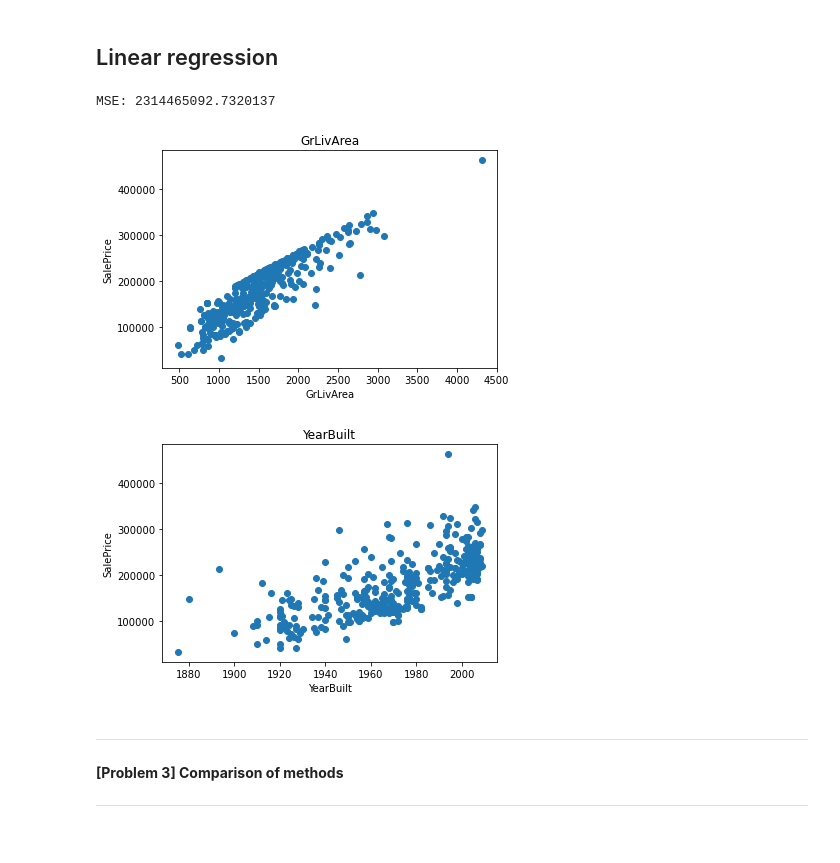
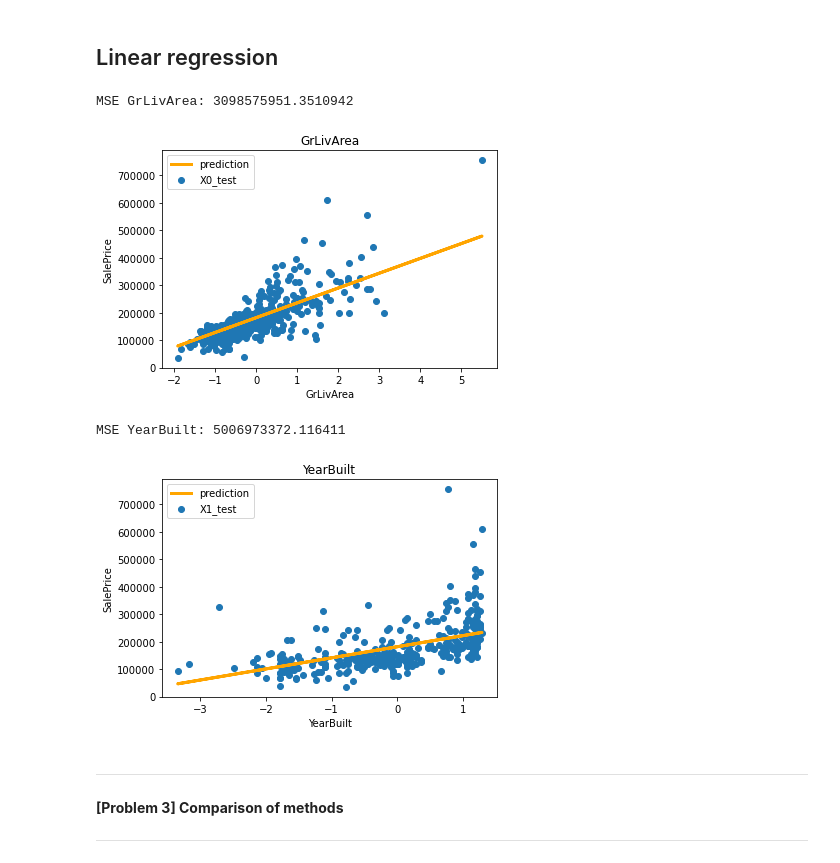
Before and after one commit to HieuNguyenHuu/DIVE_INTO_CODE, a Jupyter notebook: week4/Introductory_Machine_Learning_Pre_Class_assignment_2_Predicting_House_Prices.ipynb, the cells around one changed output. Drawn from its saved outputs; the diff is of its cells as text; code cells hidden in the pictures.

```diff
--- a/week4/Introductory_Machine_Learning_Pre_Class_assignment_2_Predicting_House_Prices.ipynb
+++ b/week4/Introductory_Machine_Learning_Pre_Class_assignment_2_Predicting_House_Prices.ipynb
@@ -132,31 +104,46 @@ model_names = []
 # %% [markdown]
 ## Linear regression
 # %%
-reg = LinearRegression().fit(X_train_trans, y_train)
-reg_pred = reg.predict(X_test_trans)
+reg = LinearRegression().fit(X0_train_trans, y_train)
 
-from sklearn.metrics import mean_squared_error
-print("MSE:", mean_squared_error(y_true=y_test, y_pred=reg_pred))
+reg_pred_x0 = reg.predict(X0_test_trans)
 
-mSE_results.append(mean_squared_error(y_true=y_test, y_pred=reg_pred))
+print("MSE GrLivArea:", mean_squared_error(y_true=y_test, y_pred=reg_pred_x0))
+
+mSE_results_X0.append(mean_squared_error(y_true=y_test, y_pred=reg_pred_x0))
 model_names.append("Linear regression")
 # %% [output]
-MSE: 2314465092.7320137
+MSE GrLivArea: 3098575951.3510942
 # %%
-plt.scatter(X_test.loc[:, 'GrLivArea'], reg_pred)
+plt.scatter(X0_test_trans, y_test)
+plt.plot(X0_test_trans, reg_pred_x0 , color='orange', linewidth=3)
 plt.title('GrLivArea')
 plt.xlabel('GrLivArea')
 plt.ylabel('SalePrice')
+plt.legend(["prediction","X0_test"])
 plt.show()
-
-plt.scatter(X_test.loc[:, 'YearBuilt'], reg_pred)
-plt.title('YearBuilt')
-plt.xlabel('YearBuilt')
-plt.ylabel('SalePrice')
-plt.show()
 # %% [output]
-[figure, old version]
+[figure, new version]
-[figure, removed]
+# %%
+reg = LinearRegression().fit(X1_train_trans, y_train)
+
+reg_pred_x1 = reg.predict(X1_test_trans)
+
+print("MSE YearBuilt:", mean_squared_error(y_true=y_test, y_pred=reg_pred_x1))
+
+mSE_results_X1.append(mean_squared_error(y_true=y_test, y_pred=reg_pred_x1))
+# %% [output]
+MSE YearBuilt: 5006973372.116411
+# %%
+plt.scatter(X1_test_trans, y_test)
+plt.plot(X1_test_trans, reg_pred_x1 , color='orange', linewidth=3)
+plt.title('YearBuilt')
+plt.xlabel('YearBuilt')
+plt.ylabel('SalePrice')
+plt.legend(["prediction","X1_test"])
+plt.show()
+# %% [output]
+[figure, added]
 # %% [markdown]
 <hr>
 
```
Also changed, not shown: parts of 19 cells of this notebook.
